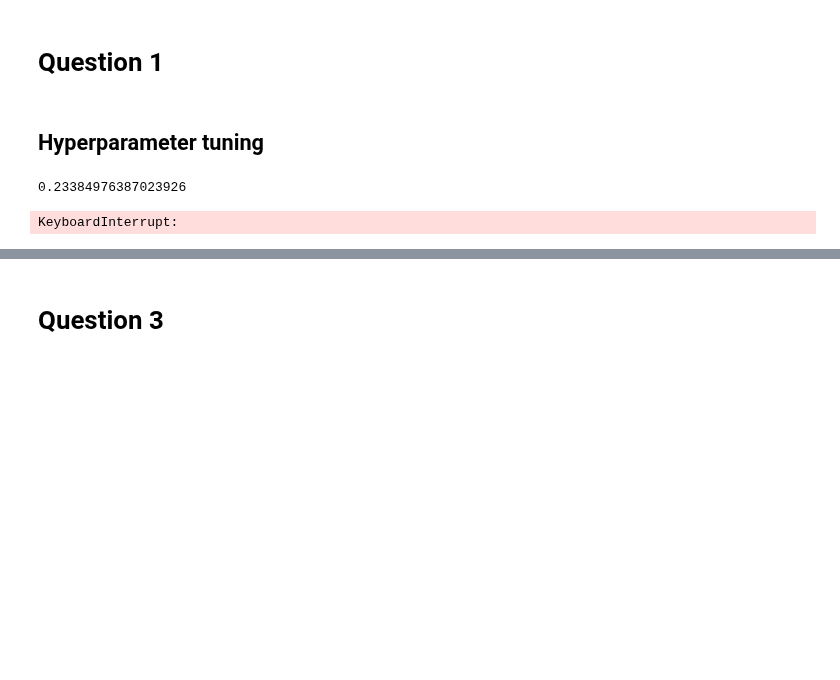
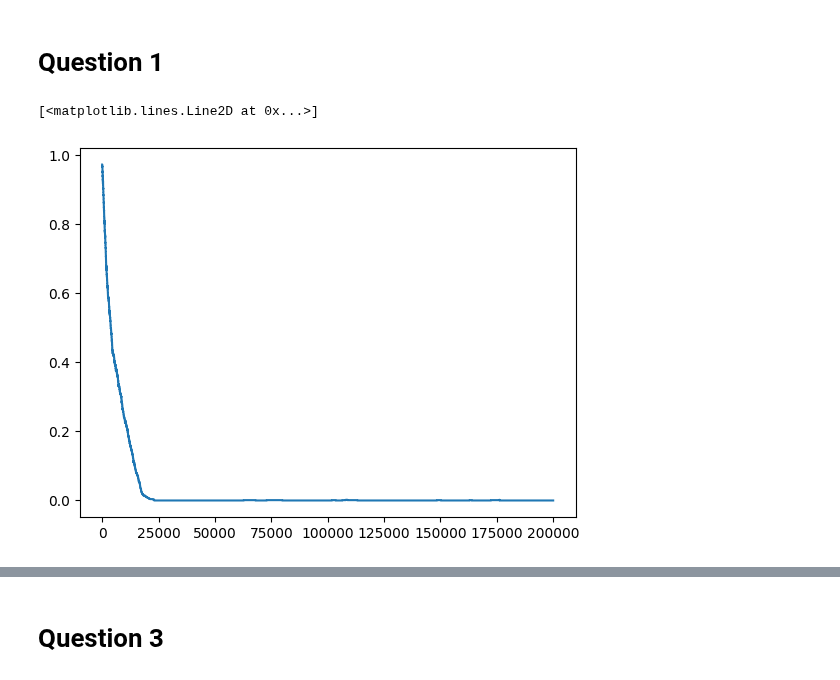
Before and after one commit to michelelupini/MC-project, a Jupyter notebook: main.ipynb, the cells around one changed output, grey strips where cells are left out. Cells and saved outputs as stored; diff of their text form; code cells hidden in the pictures; blank space fills up the shorter version.

```diff
--- a/main.ipynb
+++ b/main.ipynb
@@ -19,21 +21,9 @@ beta = 2
 iterations = 100*d
-# %% [markdown]
-## Hyperparameter tuning
-# %%
-test_trick()
-# %% [output]
-0.23384976387023926
-# %%
-# try different beta in order 15 simulations for each, print final loss and number of iterations
-repeat_experiment_n = 15
-print('beta = 1', run_multiple_experiments(repeat_experiment_n, get_sampling_losses, iterations, 1, m, d))
-print('beta = 5', run_multiple_experiments(repeat_experiment_n, get_sampling_losses, iterations, 5, m, d))
-print('beta = 10', run_multiple_experiments(repeat_experiment_n, get_sampling_losses, iterations, 10, m, d))
-print('beta = 20', run_multiple_experiments(repeat_experiment_n, get_sampling_losses, iterations, 20, m, d))
-print('beta = 20', run_multiple_experiments(repeat_experiment_n, get_sampling_losses, iterations, 50, m, d))
-print('beta = 100', run_multiple_experiments(repeat_experiment_n, get_sampling_losses, iterations, 100, m, d))
-print('beta = 1000', run_multiple_experiments(repeat_experiment_n, get_sampling_losses, iterations, 1000, m, d))
-print('beta = 1e4', run_multiple_experiments(repeat_experiment_n, get_sampling_losses, iterations, 1e4, m, d))
-print('beta = 5e4', run_multiple_experiments(repeat_experiment_n, get_sampling_losses, iterations, 1e5, m, d))
-# %% [output]
-KeyboardInterrupt:
+# %%
+# check everything is working
+beta = 10
+run_exp = RunExperiment(beta, m, d, s)
+plt.plot(run_exp.get_sampling_losses(iterations))
+# %% [output]
+[<matplotlib.lines.Line2D at 0x...>]
+[figure, added]
```
Also changed, not shown: parts of 31 cells of this notebook, 6 other files.
